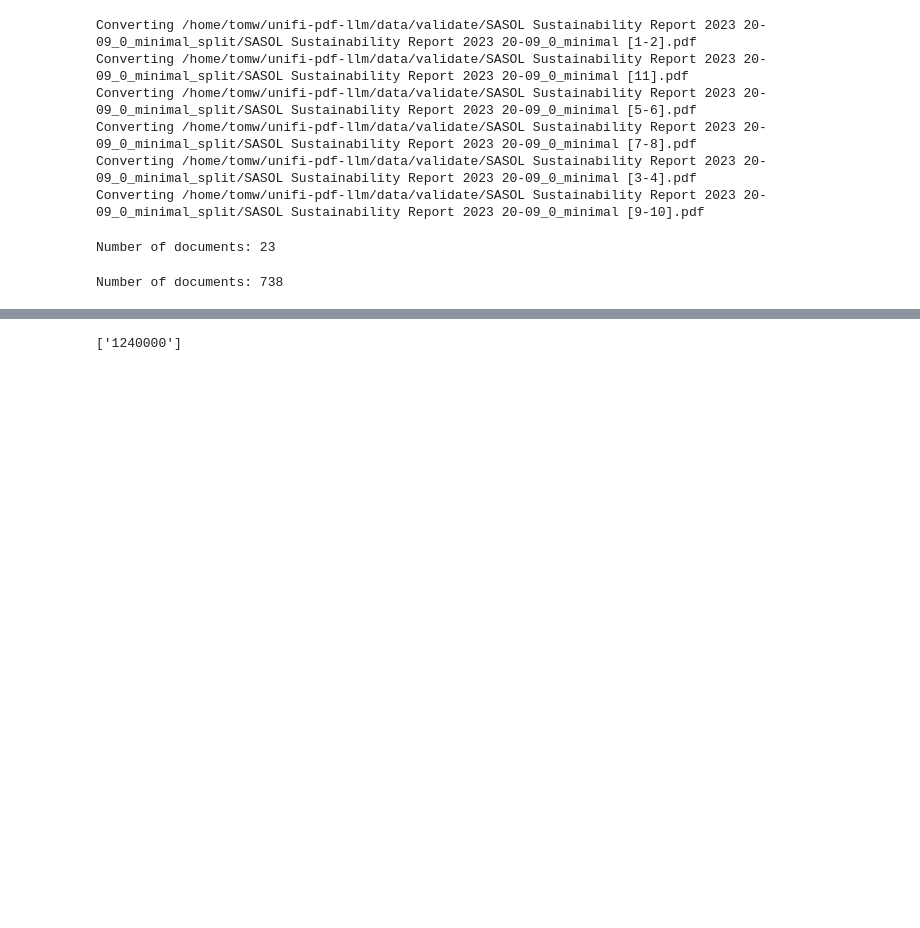
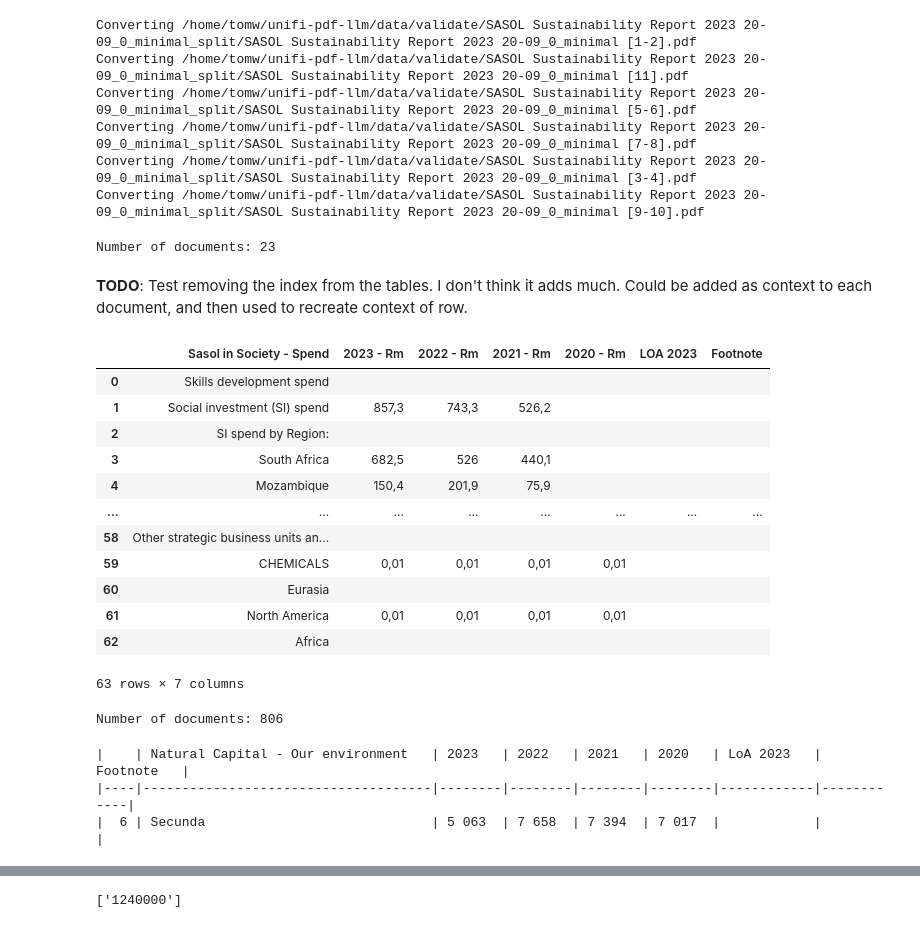
Before and after one commit to tomwetherell/unifi-pdf-llm, a Jupyter notebook: dev/haystack_table_qa_markdown.ipynb, the cells around one changed output, grey strips where cells are left out. Saved outputs shown, nothing was run; the diff lists cells and outputs as text; code cells hidden in the pictures; blank space fills up the shorter version.

```diff
--- a/dev/haystack_table_qa_markdown.ipynb
+++ b/dev/haystack_table_qa_markdown.ipynb
@@ -61,4 +62,64 @@ Converting /home/tomw/unifi-pdf-llm/data/validate/SASOL Sustainability Report 20
 print(f'Number of documents: {len(docs)}')
 # %% [output]
 Number of documents: 23
+# %% [markdown]
+**TODO**: Test removing the index from the tables. I don't think it adds much. Could be
+added as context to each document, and then used to recreate context of row.
+# %%
+# TODO: Create a single function which loops over the documents and applies preprocessing
+# steps.
+
+def clean_tables_headers(docs: list[Document]) -> list[Document]:
+    """
+    Clean the headers of tables in a list of Documents.
+
+    Parameters
+    ----------
+    docs : list[Document]
+        The list of Documents to clean.
+
+    Returns
+    -------
+    docs : list[Document]
+        The cleaned list of Documents.
+    """
+    for doc in docs:
+        if doc.content_type == "table":
+            doc.content = _clean_table_column_names(doc.content)
+    return docs
+
+def _clean_table_column_names(df: pd.DataFrame) -> pd.DataFrame:
+    """
+    Remove newlines from column headers in a pandas DataFrame.
+
+    Parameters
+    ----------
+    df : pd.Dataframe
+        The DataFrame to clean.
+
+    Returns
+    -------
+    df : pd.Dataframe
+        The cleaned DataFrame.
+    """
+    df.columns = df.columns.str.replace('\n', ' - ')
+    return df
+# %%
+docs = clean_tables_headers(docs)
+# %%
+docs[10].content
+# %% [output]
+|  | Sasol in Society - Spend | 2023 - Rm | 2022 - Rm | 2021 - Rm | 2020 - Rm | LOA 2023 | Footnote |
+| 0 | Skills development spend |  |  |  |  |  |  |
+| 1 | Social investment (SI) spend | 857,3 | 743,3 | 526,2 |  |  |  |
+| 2 | SI spend by Region: |  |  |  |  |  |  |
+| 3 | South Africa | 682,5 | 526 | 440,1 |  |  |  |
+| 4 | Mozambique | 150,4 | 201,9 | 75,9 |  |  |  |
+| ... | ... | ... | ... | ... | ... | ... | ... |
+| 58 | Other strategic business units an... |  |  |  |  |  |  |
+| 59 | CHEMICALS | 0,01 | 0,01 | 0,01 | 0,01 |  |  |
+| 60 | Eurasia |  |  |  |  |  |  |
+| 61 | North America | 0,01 | 0,01 | 0,01 | 0,01 |  |  |
+| 62 | Africa |  |  |  |  |  |  |
+63 rows × 7 columns
 # %%
@@ -148,11 +209,11 @@ def _sliding_window(df, window_size):
 
     return tables
 # %%
-docs = split_tables(docs)
+docs = slice_tables(docs, window_size=1)
 
 print(f"Number of documents: {len(docs)}")
 # %% [output]
-Number of documents: 738
+Number of documents: 806
 # %%
 def convert_tables_to_markdown(docs: list[Document]) -> None:
     """
@@ -192,6 +253,12 @@ def _convert_table_to_markdown(doc: Document) -> None:
     doc.content_type = "text"
 # %%
 convert_tables_to_markdown(docs)
+# %%
+print(docs[24].content)
+# %% [output]
+|    | Natural Capital - Our environment   | 2023   | 2022   | 2021   | 2020   | LoA 2023   | Footnote   |
+|----|-------------------------------------|--------|--------|--------|--------|------------|------------|
+|  6 | Secunda                             | 5 063  | 7 658  | 7 394  | 7 017  |            |            |
 # %%
 # TODO: Try to use other document stores (e.g. FAISS).
 
```
Also changed, not shown: parts of 14 cells of this notebook.
